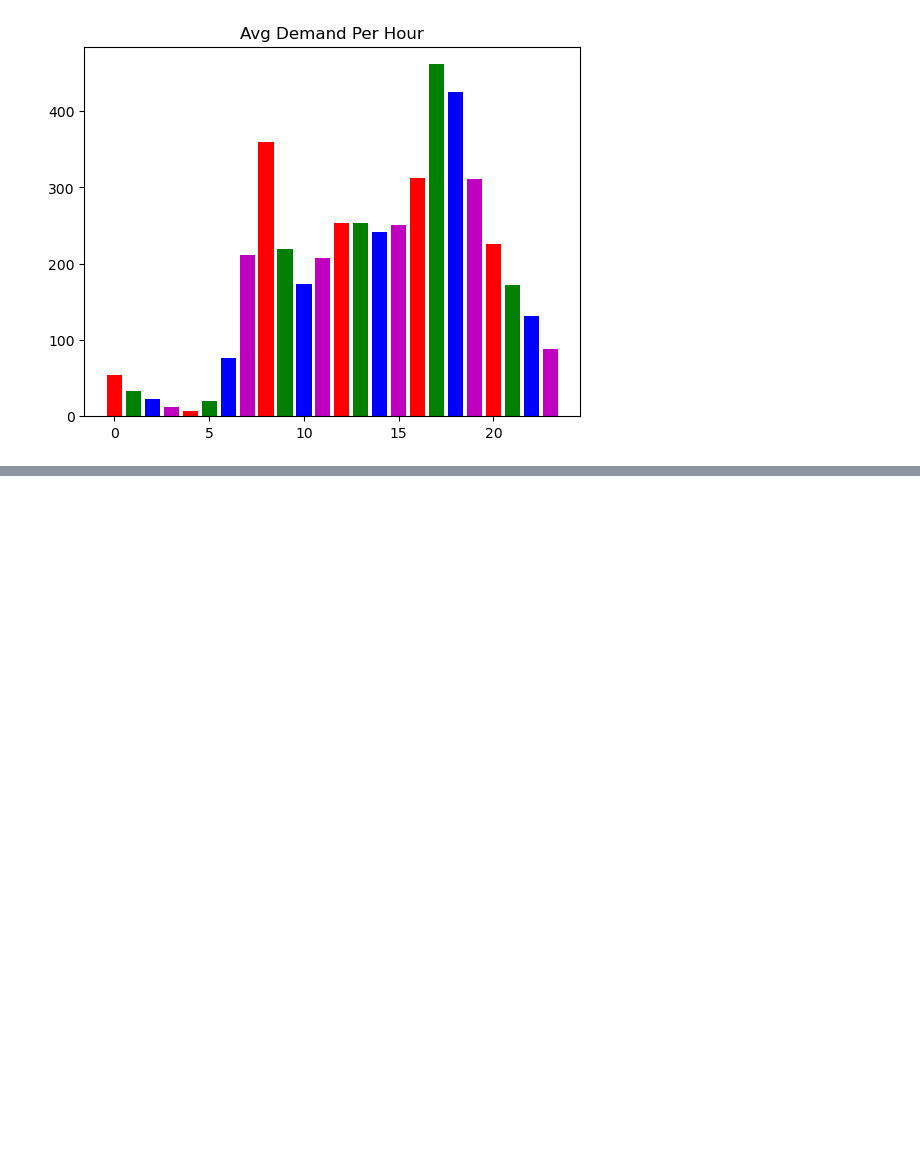
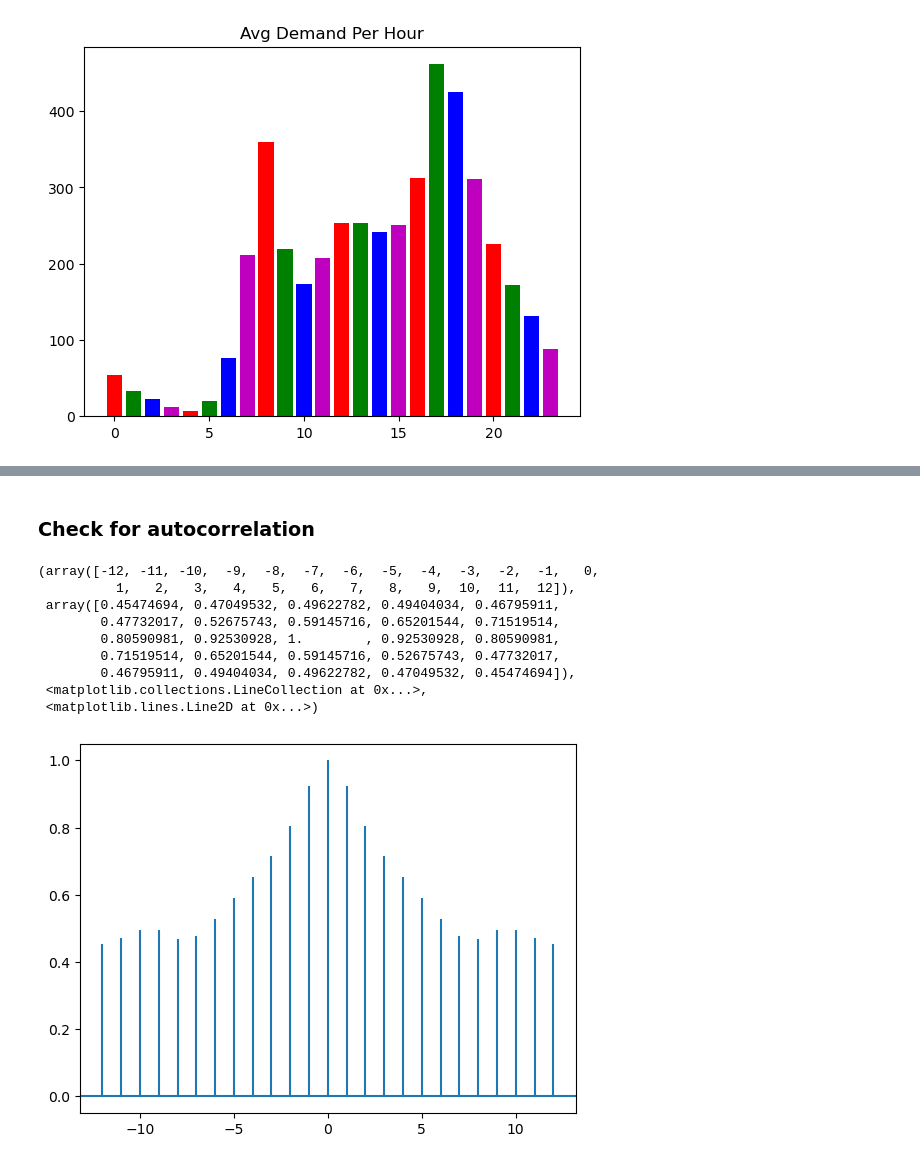
Before and after one commit to vishaltechevangelist/project-bike-demand-predictions, a Jupyter notebook: Bike Sharing Demand Prediction .ipynb, the cells around one changed output, grey strips where cells are left out. Cells and saved outputs as stored; diff of their text form; code cells hidden in the pictures; blank space fills up the shorter version.

Commit message:
completing data processing - checking ouliers, multi linear assumption(removing high correleated features, solves the autocorrelation, log transformation), convert to dummy variables using pandas

```diff
--- a/Bike Sharing Demand Prediction .ipynb
+++ b/Bike Sharing Demand Prediction .ipynb
@@ -144,0 +186,3 @@ Text(0.5, 1.0, 'Avg Demand Per Hour')
+# %%
+bikes_prep.drop(['atemp', 'windspeed', 'weekday', 'workingday', 'year'], axis=1, inplace=True)
+bikes_prep.head()
@@ -144,0 +196,15 @@ Text(0.5, 1.0, 'Avg Demand Per Hour')
+# %% [markdown]
+### Check for autocorrelation
+# %%
+plt.acorr(bikes_prep['demand'], maxlags=12)
+# %% [output]
+(array([-12, -11, -10,  -9,  -8,  -7,  -6,  -5,  -4,  -3,  -2,  -1,   0,
+          1,   2,   3,   4,   5,   6,   7,   8,   9,  10,  11,  12]),
+ array([0.45474694, 0.47049532, 0.49622782, 0.49404034, 0.46795911,
+        0.47732017, 0.52675743, 0.59145716, 0.65201544, 0.71519514,
+        0.80590981, 0.92530928, 1.        , 0.92530928, 0.80590981,
+        0.71519514, 0.65201544, 0.59145716, 0.52675743, 0.47732017,
+        0.46795911, 0.49404034, 0.49622782, 0.47049532, 0.45474694]),
+ <matplotlib.collections.LineCollection at 0x...>,
+ <matplotlib.lines.Line2D at 0x...>)
+[figure, added]
```
Also changed, not shown: parts of 20 cells of this notebook.
